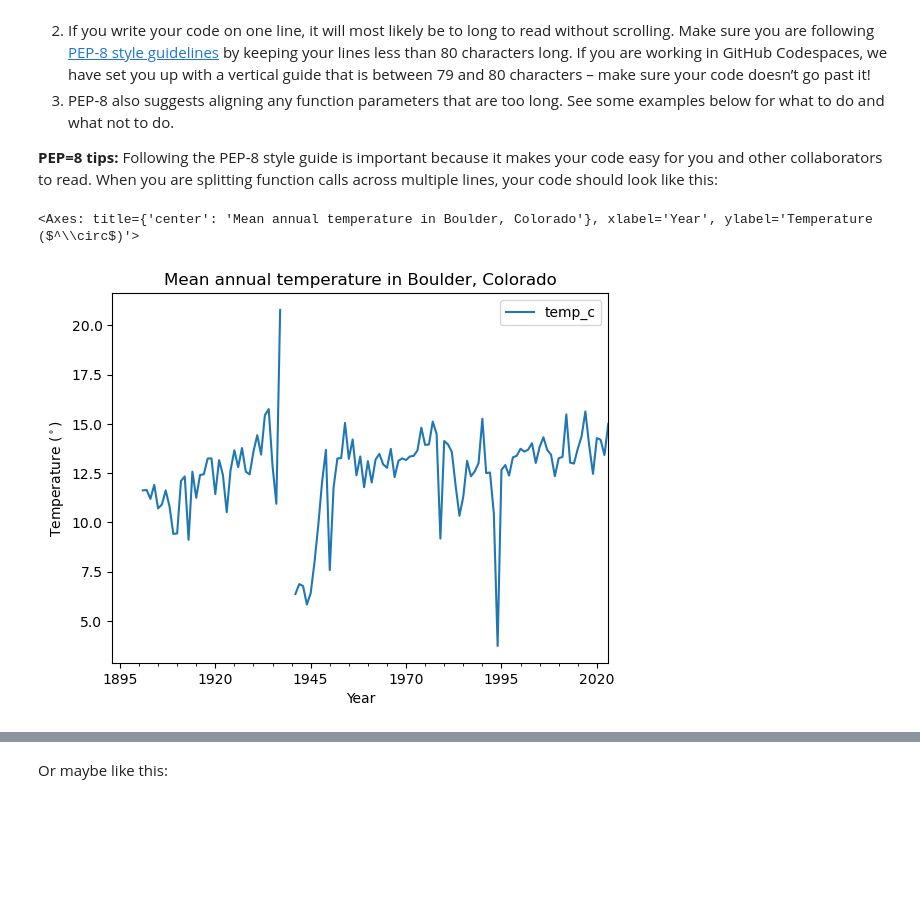
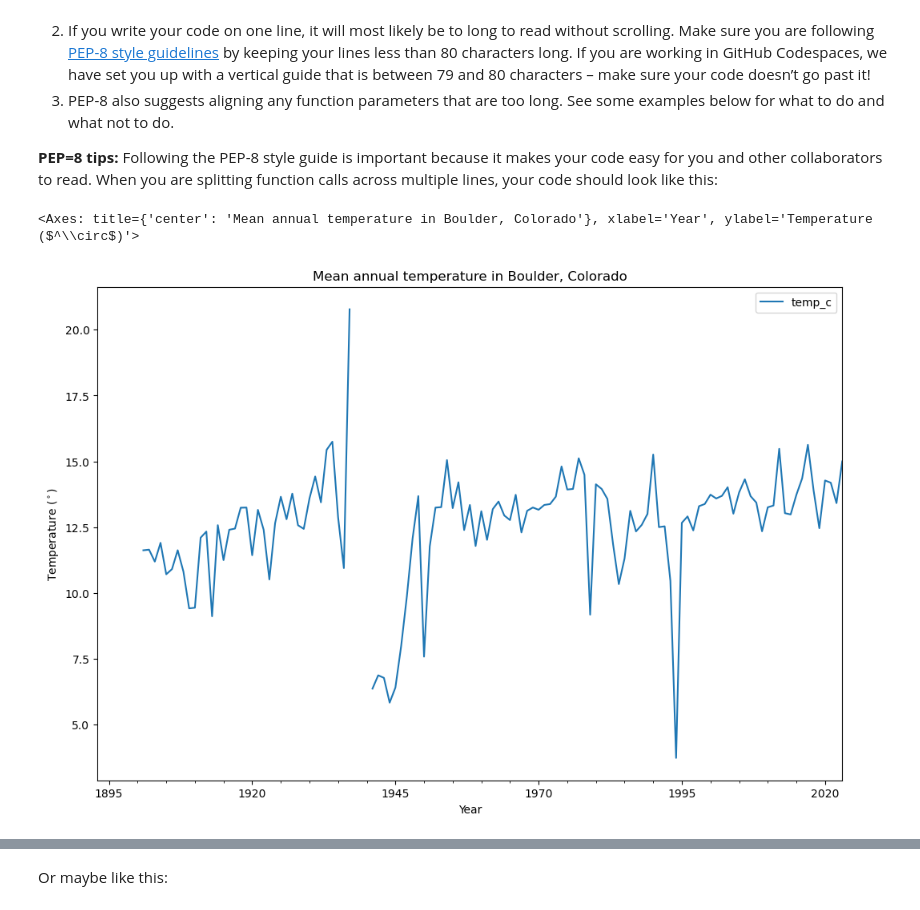
Before and after one commit to adelinekelly/01-climate-fall-template, a Jupyter notebook: 04-climate-plot.ipynb, the cells around one changed output, grey strips where cells are left out. Saved outputs shown, nothing was run; the diff lists cells and outputs as text; code cells hidden in the pictures; blank space fills up the shorter version.

```diff
--- a/04-climate-plot.ipynb
+++ b/04-climate-plot.ipynb
@@ -162,11 +164,12 @@ href="https://peps.python.org/pep-0008/">PEP-8 style guidelines</a> by keeping y
 # %%
 ### plot mean annual temperature
 ann_temp_df.plot(
-    y = 'temp_c',
-    title = 'Mean annual temperature in Boulder, Colorado',
-    xlabel = 'Year',
-    ylabel = 'Temperature ($^\circ$)'
+    y = 'temp_c', ### plot temp column (in celcius)
+    title = 'Mean annual temperature in Boulder, Colorado', ### title plot
+    xlabel = 'Year', ### label x axis
+    ylabel = 'Temperature ($^\circ$)', ### label y axis
+    figsize = (12,8) ### change plot dimensions
 )
 # %% [output]
 <Axes: title={'center': 'Mean annual temperature in Boulder, Colorado'}, xlabel='Year', ylabel='Temperature ($^\\circ$)'>
-[figure, old version]
+[figure, new version]
```
Also changed, not shown: parts of 9 cells of this notebook, 1 other file.
